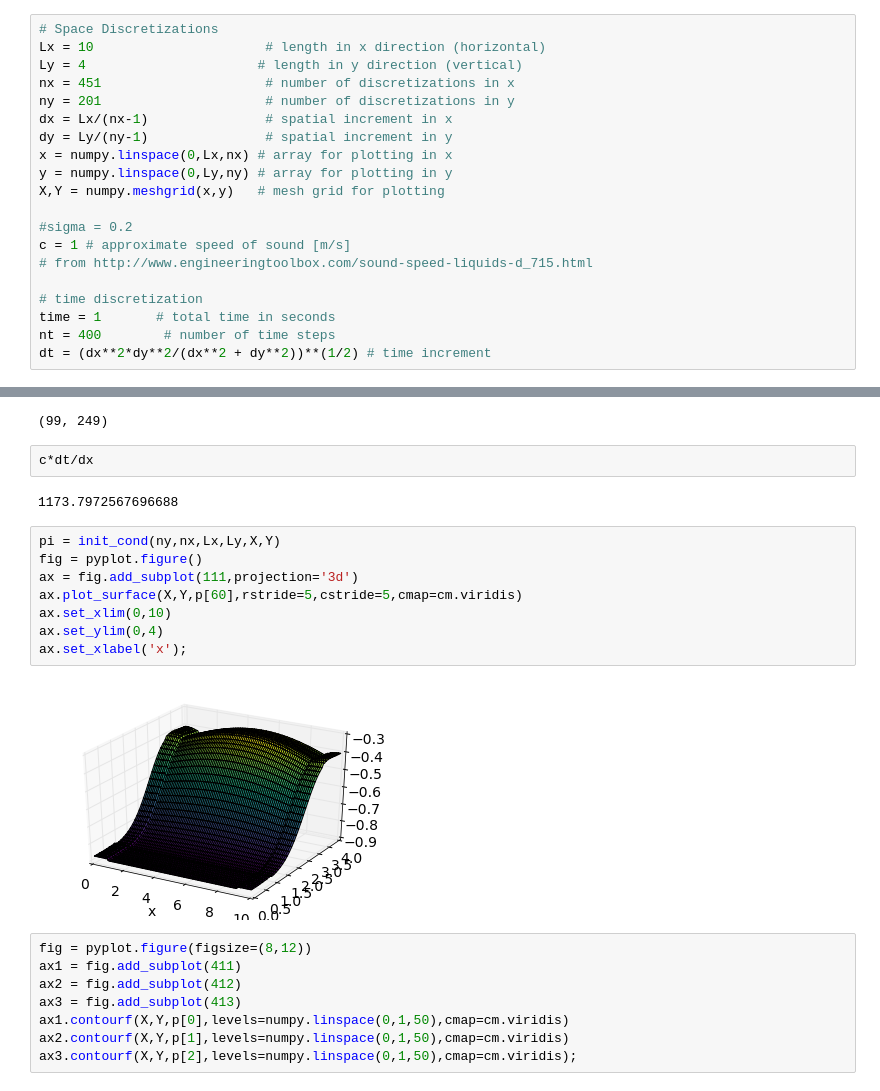
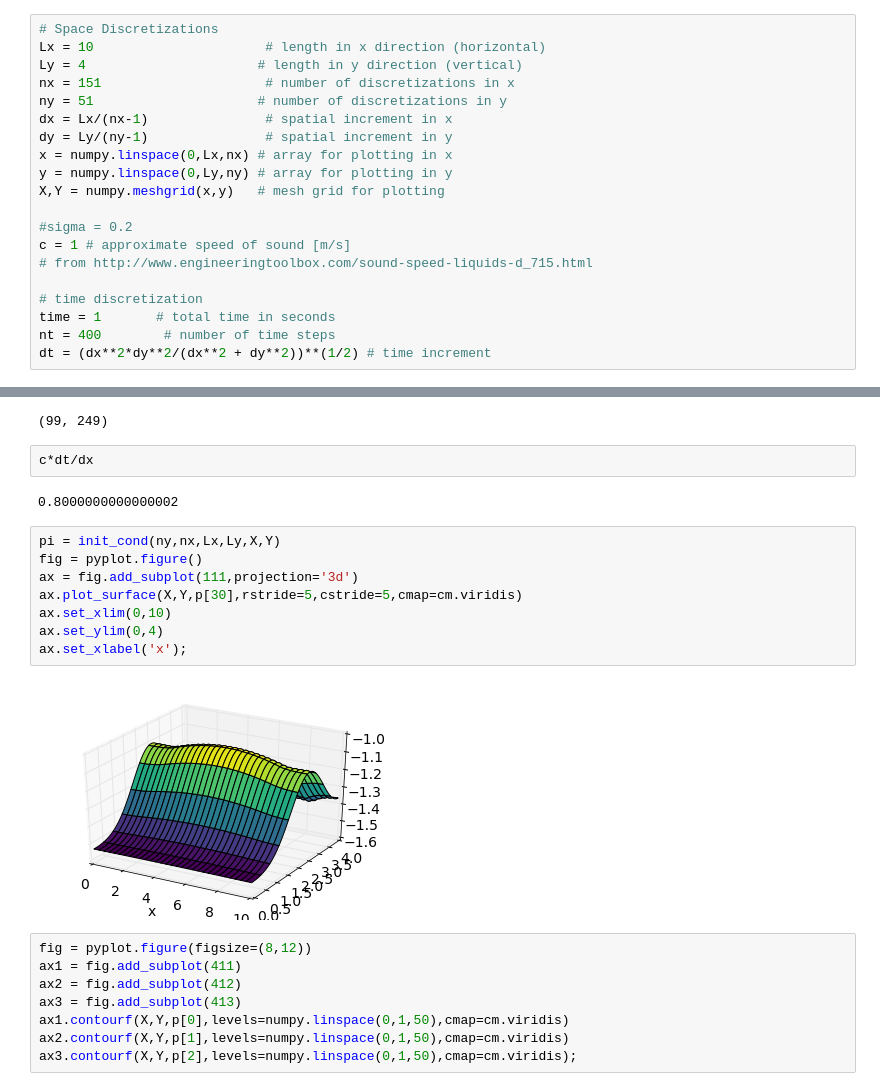
Before and after one commit to numerical-mooc/assignment-bank-2016, a Jupyter notebook: morrill/testing_with_waves.ipynb, the cells around one changed output, grey strips where cells are left out. Drawn from its saved outputs; the diff is of its cells as text.

```diff
--- a/morrill/testing_with_waves.ipynb
+++ b/morrill/testing_with_waves.ipynb
@@ -10,8 +10,8 @@ from IPython.display import HTML
 # Space Discretizations
 Lx = 10                      # length in x direction (horizontal)
 Ly = 4                      # length in y direction (vertical)
-nx = 451                     # number of discretizations in x
-ny = 201                     # number of discretizations in y
+nx = 151                     # number of discretizations in x
+ny = 51                     # number of discretizations in y
 dx = Lx/(nx-1)               # spatial increment in x
 dy = Ly/(ny-1)               # spatial increment in y
 x = numpy.linspace(0,Lx,nx) # array for plotting in x
@@ -187,17 +234,17 @@ numpy.shape(p[0,1:-1,1:-1])
 # %%
 c*dt/dx
 # %% [output]
-1173.7972567696688
+0.8000000000000002
 # %%
 pi = init_cond(ny,nx,Lx,Ly,X,Y)
 fig = pyplot.figure()
 ax = fig.add_subplot(111,projection='3d')
-ax.plot_surface(X,Y,p[60],rstride=5,cstride=5,cmap=cm.viridis)
+ax.plot_surface(X,Y,p[30],rstride=5,cstride=5,cmap=cm.viridis)
 ax.set_xlim(0,10)
 ax.set_ylim(0,4)
 ax.set_xlabel('x');
 # %% [output]
-[figure, old version]
+[figure, new version]
 # %%
 fig = pyplot.figure(figsize=(8,12))
 ax1 = fig.add_subplot(411)
```
Also changed, not shown: parts of 7 cells of this notebook.
